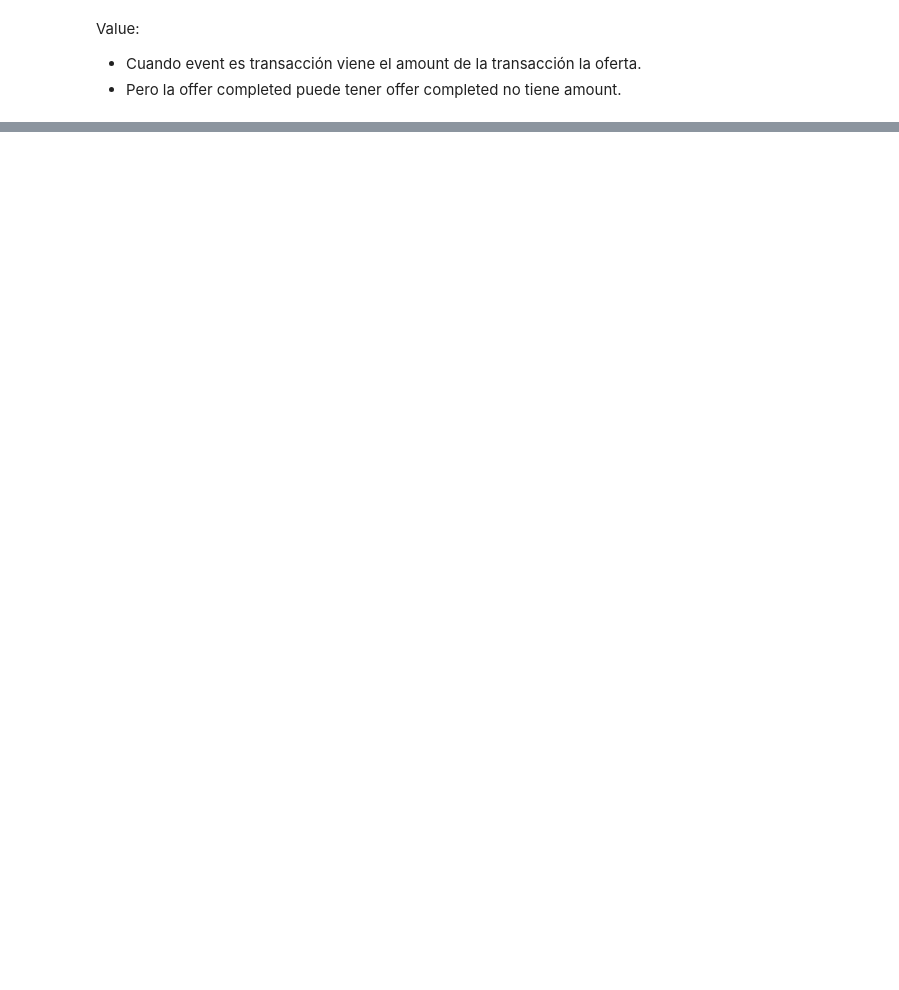
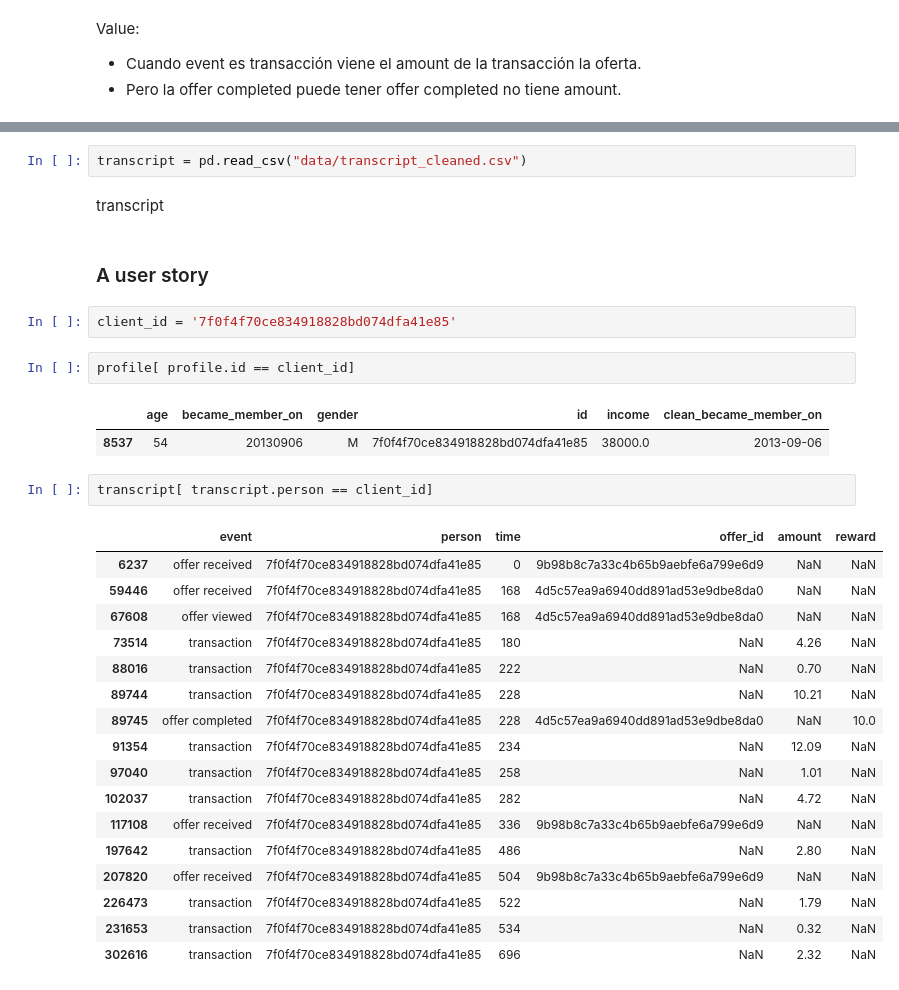
Before and after one commit to Druizm128/starbucks_project, a Jupyter notebook: eda.ipynb, the cells around one changed output, grey strips where cells are left out. Cells and saved outputs as stored; diff of their text form; blank space fills up the shorter version.

```diff
--- a/eda.ipynb
+++ b/eda.ipynb
@@ -196,0 +315,33 @@ transcript.time.plot(kind = 'hist', bins = 20, title = "Distribution of time sin
+# %%
+transcript = pd.read_csv("data/transcript_cleaned.csv")
+# %% [markdown]
+transcript
+# %% [markdown]
+### A user story
+# %%
+client_id = '7f0f4f70ce834918828bd074dfa41e85'
+# %%
+profile[ profile.id == client_id]
+# %% [output]
+|  | age | became_member_on | gender | id | income | clean_became_member_on |
+| 8537 | 54 | 20130906 | M | 7f0f4f70ce834918828bd074dfa41e85 | 38000.0 | 2013-09-06 |
+# %%
+transcript[ transcript.person == client_id]
+# %% [output]
+|  | event | person | time | offer_id | amount | reward |
+| 6237 | offer received | 7f0f4f70ce834918828bd074dfa41e85 | 0 | 9b98b8c7a33c4b65b9aebfe6a799e6d9 | NaN | NaN |
+| 59446 | offer received | 7f0f4f70ce834918828bd074dfa41e85 | 168 | 4d5c57ea9a6940dd891ad53e9dbe8da0 | NaN | NaN |
+| 67608 | offer viewed | 7f0f4f70ce834918828bd074dfa41e85 | 168 | 4d5c57ea9a6940dd891ad53e9dbe8da0 | NaN | NaN |
+| 73514 | transaction | 7f0f4f70ce834918828bd074dfa41e85 | 180 | NaN | 4.26 | NaN |
+| 88016 | transaction | 7f0f4f70ce834918828bd074dfa41e85 | 222 | NaN | 0.70 | NaN |
+| 89744 | transaction | 7f0f4f70ce834918828bd074dfa41e85 | 228 | NaN | 10.21 | NaN |
+| 89745 | offer completed | 7f0f4f70ce834918828bd074dfa41e85 | 228 | 4d5c57ea9a6940dd891ad53e9dbe8da0 | NaN | 10.0 |
+| 91354 | transaction | 7f0f4f70ce834918828bd074dfa41e85 | 234 | NaN | 12.09 | NaN |
+| 97040 | transaction | 7f0f4f70ce834918828bd074dfa41e85 | 258 | NaN | 1.01 | NaN |
+| 102037 | transaction | 7f0f4f70ce834918828bd074dfa41e85 | 282 | NaN | 4.72 | NaN |
+| 117108 | offer received | 7f0f4f70ce834918828bd074dfa41e85 | 336 | 9b98b8c7a33c4b65b9aebfe6a799e6d9 | NaN | NaN |
+| 197642 | transaction | 7f0f4f70ce834918828bd074dfa41e85 | 486 | NaN | 2.80 | NaN |
+| 207820 | offer received | 7f0f4f70ce834918828bd074dfa41e85 | 504 | 9b98b8c7a33c4b65b9aebfe6a799e6d9 | NaN | NaN |
+| 226473 | transaction | 7f0f4f70ce834918828bd074dfa41e85 | 522 | NaN | 1.79 | NaN |
+| 231653 | transaction | 7f0f4f70ce834918828bd074dfa41e85 | 534 | NaN | 0.32 | NaN |
+| 302616 | transaction | 7f0f4f70ce834918828bd074dfa41e85 | 696 | NaN | 2.32 | NaN |
```
Also changed, not shown: parts of 21 cells of this notebook.
